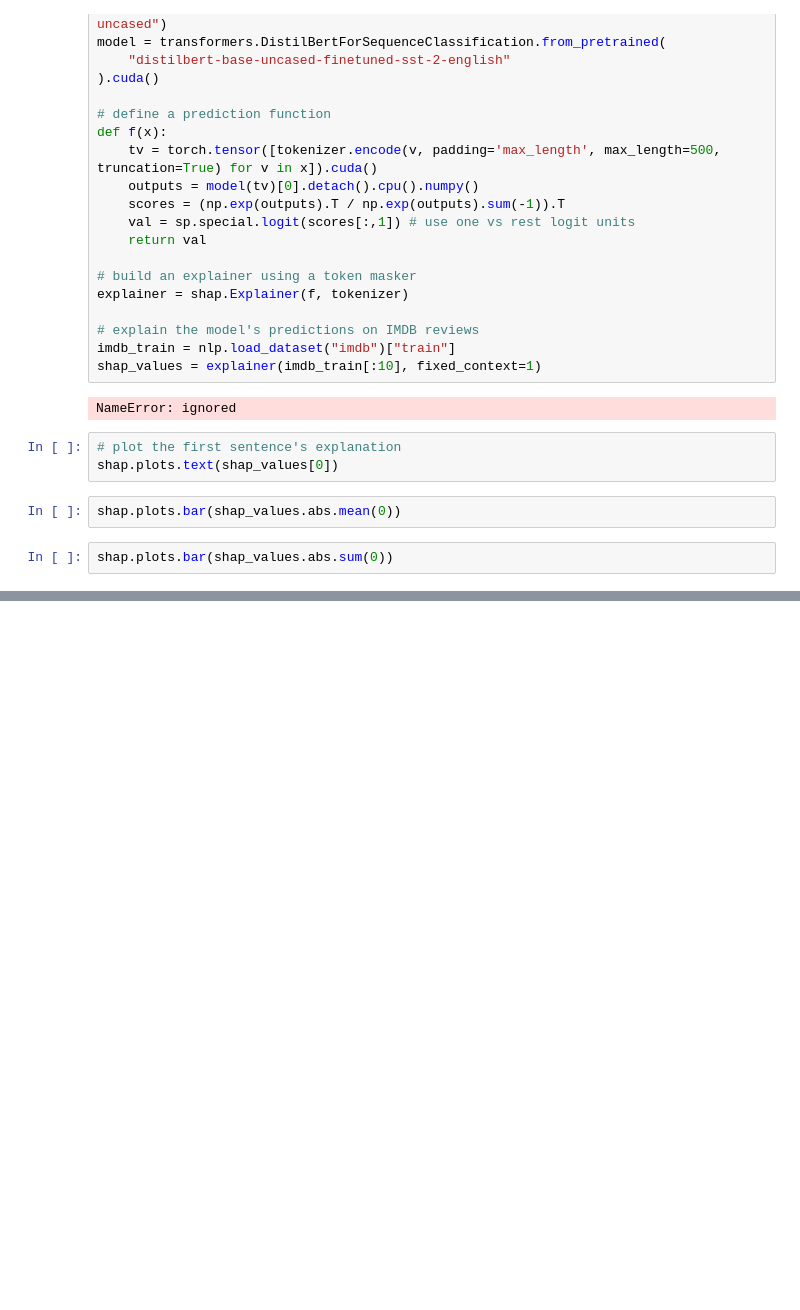
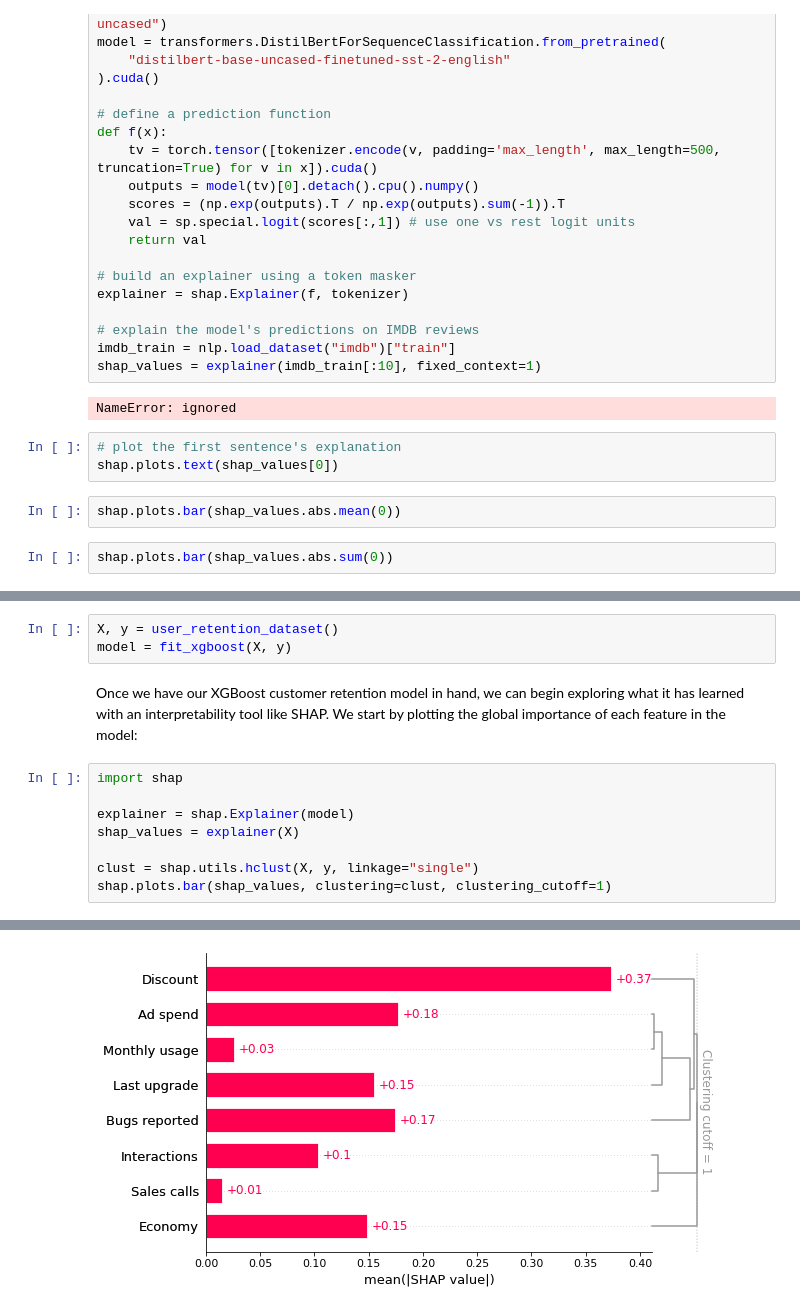
Before and after one commit to annemorvan/tutorials, a Jupyter notebook: shap/tutorial_shap.ipynb, the cells around one changed output, grey strips where cells are left out. Drawn from its saved outputs; the diff is of its cells as text; blank space fills up the shorter version.

Commit message:
add 2 other shap tutorials

```diff
--- a/shap/tutorial_shap.ipynb
+++ b/shap/tutorial_shap.ipynb
@@ -490,0 +602,14 @@ shap.plots.bar(shap_values.abs.sum(0))
+# %%
+X, y = user_retention_dataset()
+model = fit_xgboost(X, y)
+# %% [markdown]
+Once we have our XGBoost customer retention model in hand, we can begin exploring what it has learned with an interpretability tool like SHAP. We start by plotting the global importance of each feature in the model:
+# %%
+import shap
+
+explainer = shap.Explainer(model)
+shap_values = explainer(X)
+
+clust = shap.utils.hclust(X, y, linkage="single")
+shap.plots.bar(shap_values, clustering=clust, clustering_cutoff=1)
+# %% [output]
@@ -490,0 +633 @@ shap.plots.bar(shap_values.abs.sum(0))
+[figure, added]
```
Also changed, not shown: parts of 87 cells of this notebook.
